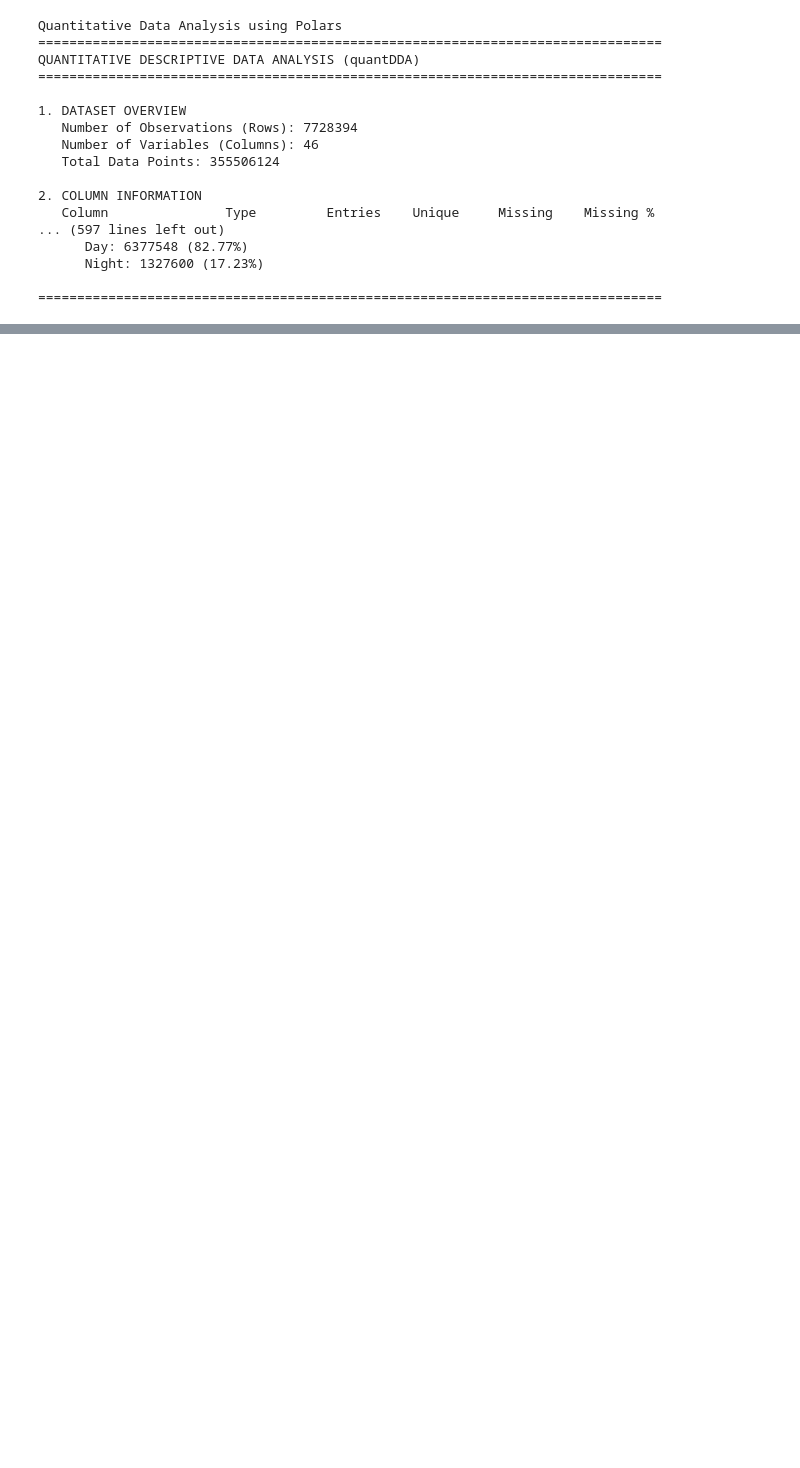
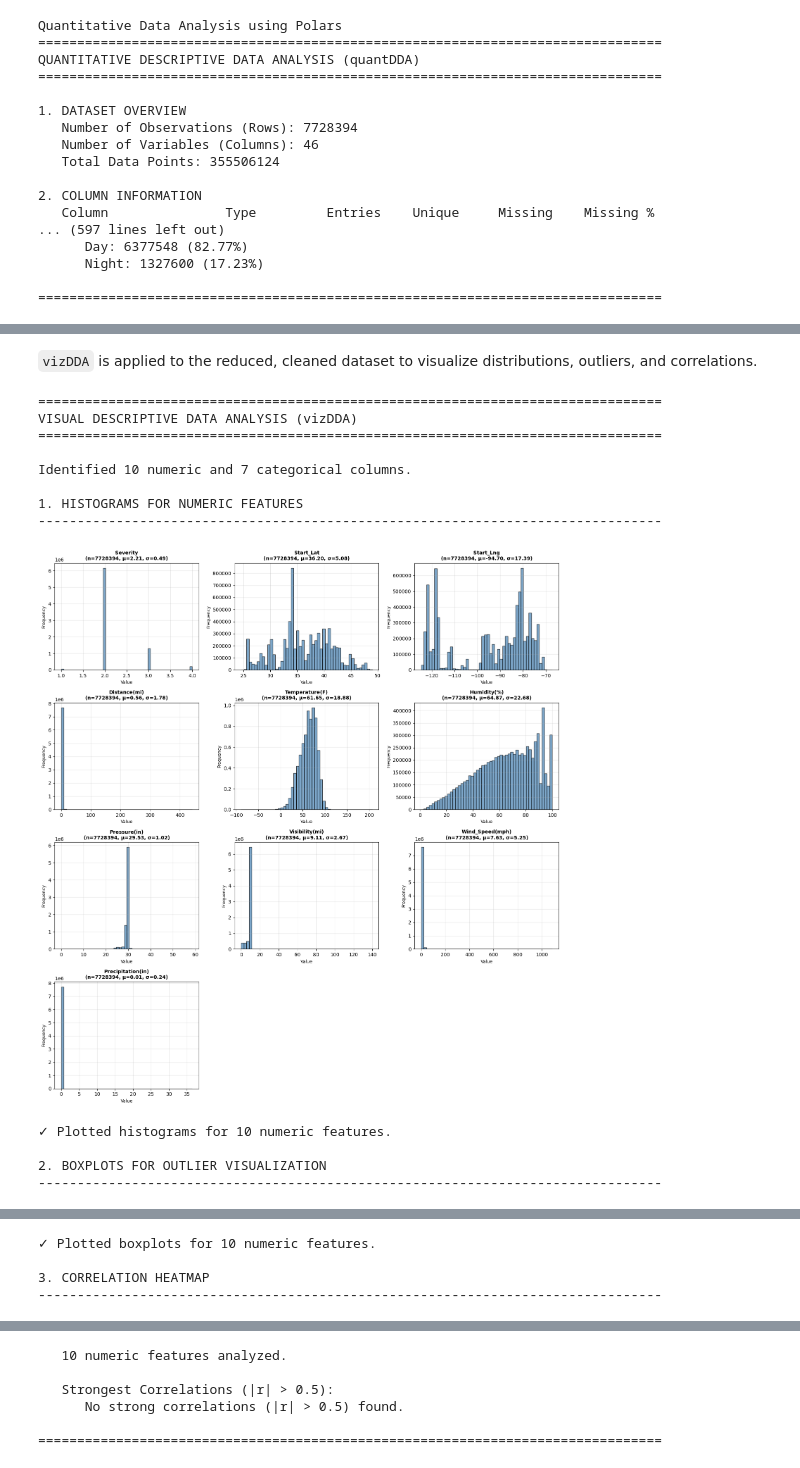
Before and after one commit to vubaominh/lab1_354, a Jupyter notebook: COMP333_final_proj.ipynb, the cells around one changed output, grey strips where cells are left out. Saved outputs shown, nothing was run; the diff lists cells and outputs as text; code cells hidden in the pictures; blank space fills up the shorter version.

```diff
--- a/COMP333_final_proj.ipynb
+++ b/COMP333_final_proj.ipynb
@@ -339,0 +785,18 @@ QUANTITATIVE DESCRIPTIVE DATA ANALYSIS (quantDDA)
+# %% [markdown]
+`vizDDA` is applied to the reduced, cleaned dataset to visualize distributions, outliers, and correlations.
+# %%
+vizDDA(df_reduced)
+# %% [output]
+================================================================================
+VISUAL DESCRIPTIVE DATA ANALYSIS (vizDDA)
+================================================================================
+
+Identified 10 numeric and 7 categorical columns.
+
+1. HISTOGRAMS FOR NUMERIC FEATURES
+--------------------------------------------------------------------------------
+[figure, added]
+✓ Plotted histograms for 10 numeric features.
+
+2. BOXPLOTS FOR OUTLIER VISUALIZATION
+--------------------------------------------------------------------------------
@@ -339,0 +804,4 @@ QUANTITATIVE DESCRIPTIVE DATA ANALYSIS (quantDDA)
+✓ Plotted boxplots for 10 numeric features.
+
+3. CORRELATION HEATMAP
+--------------------------------------------------------------------------------
@@ -339,0 +809,6 @@ QUANTITATIVE DESCRIPTIVE DATA ANALYSIS (quantDDA)
+   10 numeric features analyzed.
+
+   Strongest Correlations (|r| > 0.5):
+      No strong correlations (|r| > 0.5) found.
+
+================================================================================
```
Also changed, not shown: parts of 53 cells of this notebook.
